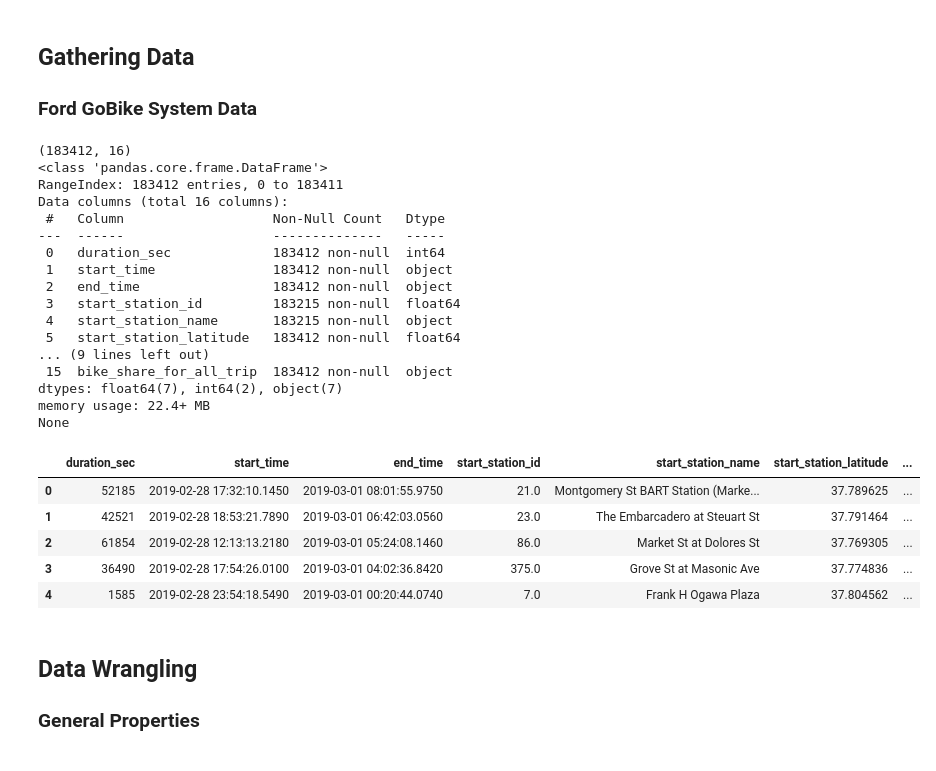
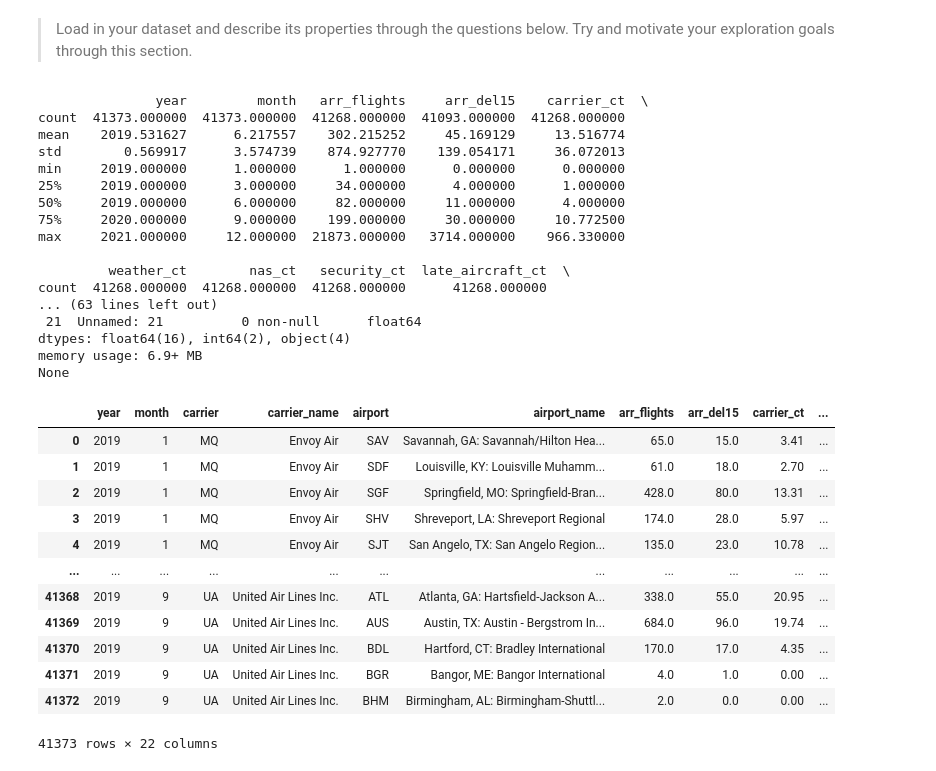
Before and after one commit to Yasmine-hub/Udacity_communicate-data-findings, a Jupyter notebook: exploration_template.ipynb, the cells around one changed output. Cells and saved outputs as stored; diff of their text form; code cells hidden in the pictures.

```diff
--- a/exploration_template.ipynb
+++ b/exploration_template.ipynb
@@ -35,45 +22,42 @@ import seaborn as sb
 
 %matplotlib inline
-# %% [markdown]
-## Gathering Data
-### Ford GoBike System Data
+# %% [markdown]
+> Load in your dataset and describe its properties through the questions below.
+Try and motivate your exploration goals through this section.
 # %%
-# loading data in dataframe
-
-df = pd.read_csv('fordgobike.csv')
-
-# summary of the data
-
-print(df.shape)
+# loading the dataset
+df = pd.read_csv('airline_delay_causes.csv')
+print(df.describe())
 print(df.info())
-df.head()
+df
 # %% [output]
-(183412, 16)
-<class 'pandas.core.frame.DataFrame'>
-RangeIndex: 183412 entries, 0 to 183411
-Data columns (total 16 columns):
- #   Column                   Non-Null Count   Dtype
----  ------                   --------------   -----
- 0   duration_sec             183412 non-null  int64
- 1   start_time               183412 non-null  object
- 2   end_time                 183412 non-null  object
- 3   start_station_id         183215 non-null  float64
- 4   start_station_name       183215 non-null  object
- 5   start_station_latitude   183412 non-null  float64
-... (9 lines left out)
- 15  bike_share_for_all_trip  183412 non-null  object
-dtypes: float64(7), int64(2), object(7)
-memory usage: 22.4+ MB
+               year         month   arr_flights     arr_del15    carrier_ct  \
+count  41373.000000  41373.000000  41268.000000  41093.000000  41268.000000
+mean    2019.531627      6.217557    302.215252     45.169129     13.516774
+std        0.569917      3.574739    874.927770    139.054171     36.072013
+min     2019.000000      1.000000      1.000000      0.000000      0.000000
+25%     2019.000000      3.000000     34.000000      4.000000      1.000000
+50%     2019.000000      6.000000     82.000000     11.000000      4.000000
+75%     2020.000000      9.000000    199.000000     30.000000     10.772500
+max     2021.000000     12.000000  21873.000000   3714.000000    966.330000
+
+         weather_ct        nas_ct   security_ct  late_aircraft_ct  \
+count  41268.000000  41268.000000  41268.000000      41268.000000
+... (63 lines left out)
+ 21  Unnamed: 21          0 non-null      float64
+dtypes: float64(16), int64(2), object(4)
+memory usage: 6.9+ MB
 None
-|  | duration_sec | start_time | end_time | start_station_id | start_station_name | start_station_latitude | ... |
-| 0 | 52185 | 2019-02-28 17:32:10.1450 | 2019-03-01 08:01:55.9750 | 21.0 | Montgomery St BART Station (Marke... | 37.789625 | ... |
-| 1 | 42521 | 2019-02-28 18:53:21.7890 | 2019-03-01 06:42:03.0560 | 23.0 | The Embarcadero at Steuart St | 37.791464 | ... |
-| 2 | 61854 | 2019-02-28 12:13:13.2180 | 2019-03-01 05:24:08.1460 | 86.0 | Market St at Dolores St | 37.769305 | ... |
-| 3 | 36490 | 2019-02-28 17:54:26.0100 | 2019-03-01 04:02:36.8420 | 375.0 | Grove St at Masonic Ave | 37.774836 | ... |
-| 4 | 1585 | 2019-02-28 23:54:18.5490 | 2019-03-01 00:20:44.0740 | 7.0 | Frank H Ogawa Plaza | 37.804562 | ... |
+|  | year | month | carrier | carrier_name | airport | airport_name | arr_flights | arr_del15 | carrier_ct | ... |
+| 0 | 2019 | 1 | MQ | Envoy Air | SAV | Savannah, GA: Savannah/Hilton Hea... | 65.0 | 15.0 | 3.41 | ... |
+| 1 | 2019 | 1 | MQ | Envoy Air | SDF | Louisville, KY: Louisville Muhamm... | 61.0 | 18.0 | 2.70 | ... |
+| 2 | 2019 | 1 | MQ | Envoy Air | SGF | Springfield, MO: Springfield-Bran... | 428.0 | 80.0 | 13.31 | ... |
+| 3 | 2019 | 1 | MQ | Envoy Air | SHV | Shreveport, LA: Shreveport Regional | 174.0 | 28.0 | 5.97 | ... |
+| 4 | 2019 | 1 | MQ | Envoy Air | SJT | San Angelo, TX: San Angelo Region... | 135.0 | 23.0 | 10.78 | ... |
+| ... | ... | ... | ... | ... | ... | ... | ... | ... | ... | ... |
+| 41368 | 2019 | 9 | UA | United Air Lines Inc. | ATL | Atlanta, GA: Hartsfield-Jackson A... | 338.0 | 55.0 | 20.95 | ... |
+| 41369 | 2019 | 9 | UA | United Air Lines Inc. | AUS | Austin, TX: Austin - Bergstrom In... | 684.0 | 96.0 | 19.74 | ... |
+| 41370 | 2019 | 9 | UA | United Air Lines Inc. | BDL | Hartford, CT: Bradley International | 170.0 | 17.0 | 4.35 | ... |
+| 41371 | 2019 | 9 | UA | United Air Lines Inc. | BGR | Bangor, ME: Bangor International | 4.0 | 1.0 | 0.00 | ... |
+| 41372 | 2019 | 9 | UA | United Air Lines Inc. | BHM | Birmingham, AL: Birmingham-Shuttl... | 2.0 | 0.0 | 0.00 | ... |
+41373 rows × 22 columns
-# %% [markdown]
-<a id='wrangling'></a>
-## Data Wrangling
-
-
-### General Properties
```
Also changed, not shown: parts of 100 cells of this notebook, 5 other files.
